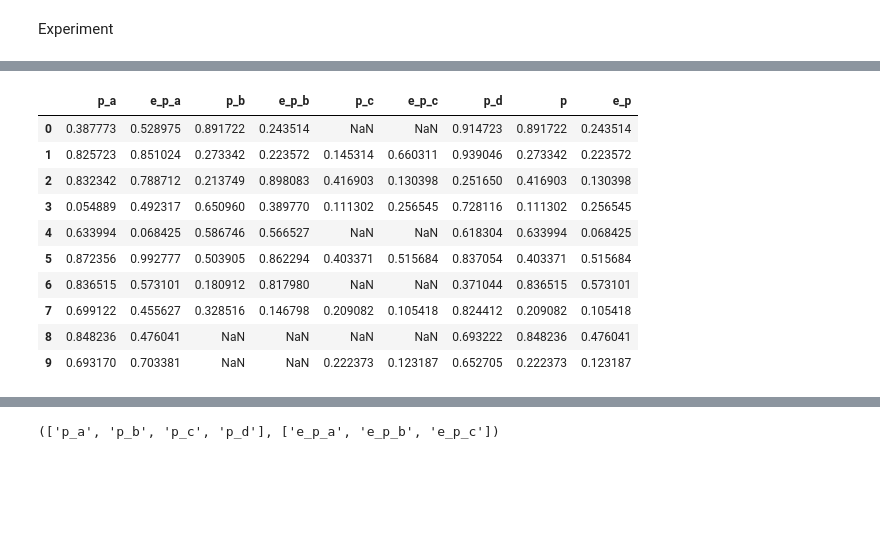
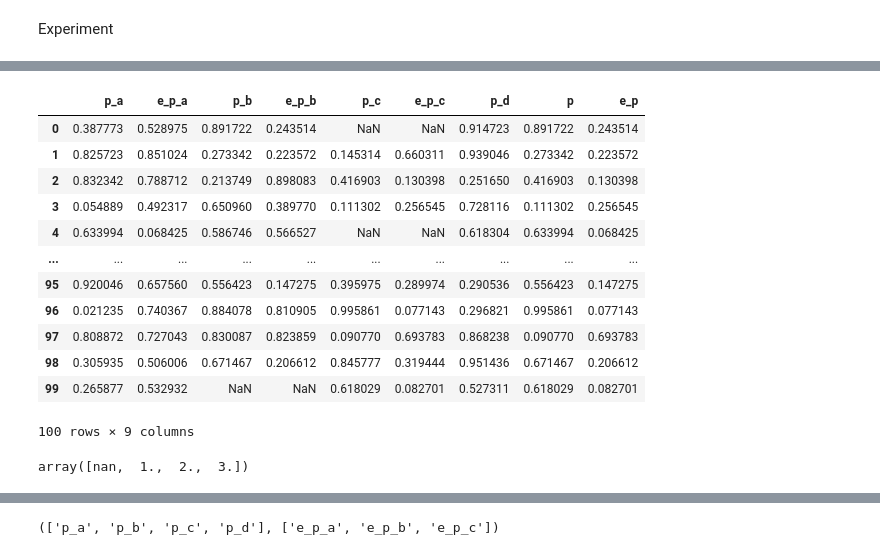
Before and after one commit to Alisyaifudin/Thesis-Project, a Jupyter notebook: 2_Cleaning/2.2. Best Parameters.ipynb, the cells around one changed output, grey strips where cells are left out. Cells and saved outputs as stored; diff of their text form; code cells hidden in the pictures; blank space fills up the shorter version.

```diff
--- a/2_Cleaning/2.2. Best Parameters.ipynb
+++ b/2_Cleaning/2.2. Best Parameters.ipynb
@@ -149,7 +149,7 @@ Experiment
 # %%
 import pandas as pd
 
-catalogs = ["a", "b", "c", "d"]
+catalogs = ["a", "b", "c", "d", "e"]
 data = {}
 rows = 100
 for catalog in catalogs:
@@ -159,16 +159,22 @@ for catalog in catalogs:
     setNone = np.full(rows, True)
 
     # Set m random values to False
-    setNone[np.random.choice(N, m, replace=False)] = False
+    setNone[np.random.choice(rows, m, replace=False)] = False
 
     # Create an array of length N with random values
-    p = np.random.rand(rows)
-    ep = np.random.rand(rows)
+    p = np.random.randn(rows)+5
+    ep = np.random.randn(rows)**2
+    ep_upper = np.random.randn(rows)**2
 
     # Set values in my_array to None where arr is True
     p[setNone] = None
     ep[setNone] = None
-    d = {f"p_{catalog}": p, f"e_p_{catalog}": ep} if catalog != "d" else {f"p_{catalog}": p}
+    if not catalog in ["d", "e"]:
+        d = {f"p_{catalog}": p, f"e_p_{catalog}": ep}
+    elif catalog == "d":
+        d = {f"p_{catalog}": p}
+    else:
+        d = {f"p_{catalog}": p, f"p_{catalog}_lower": p-ep, f"p_{catalog}_upper": p+ep_upper}
     data.update(d)
 
 df = pd.DataFrame(data)
@@ -190,9 +196,12 @@ df
 # %%
-def best_pars(row, catalogs, pars, epars):
+def best_pars(row, catalogs, pars, epars, uppers, lowers):
     cols_p = [f"p_{catalog}" for catalog in catalogs[pars]]
     cols_e = [f"e_p_{catalog}" for catalog in catalogs[epars]]
+    cols_el = [f"p_{catalog}_lower" for catalog in catalogs[lowers]]
+    cols_eu = [f"p_{catalog}_upper" for catalog in catalogs[uppers]]
     row_p = row[cols_p]
     row_e = row[cols_e]
+    row_el = row[cols_el]
     Np = row_p.count()
     Ne = row_e.count()
     best_p = np.nan
@@ -215,36 +224,46 @@ def best_pars(row, catalogs, pars, epars):
             best_p = row_p.dropna().values[minarg]
             best_e = row_e.dropna().values[minarg]
         elif Np > 2:
             avg_p = np.average(row_p.dropna().values, weights=1/row_e.dropna().values**2)
             mask = np.abs(row_p - avg_p) < 2*np.std(row_p)
             row_p = row_p[mask.values]
             row_e = row_e[mask.values]
             Np = row_p.count()
             if Np == 1:
                 best_p = row_p.dropna().values[0]
                 best_e = row_e.dropna().values[0]
             else:
                 minarg = np.argmin(row_e.dropna().values)
                 best_p = row_p.dropna().values[minarg]
                 best_e = row_e.dropna().values[minarg]
     row["p"] = best_p
     row["e_p"] = best_e
     return row
 
 catalogs = np.array(["a", "b", "c", "d"])
 pars = np.array([True, True, True, True])
 epars = np.array([True, True, True, False])
 
-df[:10].apply(best_pars, axis=1, args=(catalogs, pars, epars))
+df.apply(best_pars, axis=1, args=(catalogs, pars, epars))
 # %% [output]
 |  | p_a | e_p_a | p_b | e_p_b | p_c | e_p_c | p_d | p | e_p |
 | 0 | 0.387773 | 0.528975 | 0.891722 | 0.243514 | NaN | NaN | 0.914723 | 0.891722 | 0.243514 |
 | 1 | 0.825723 | 0.851024 | 0.273342 | 0.223572 | 0.145314 | 0.660311 | 0.939046 | 0.273342 | 0.223572 |
 | 2 | 0.832342 | 0.788712 | 0.213749 | 0.898083 | 0.416903 | 0.130398 | 0.251650 | 0.416903 | 0.130398 |
 | 3 | 0.054889 | 0.492317 | 0.650960 | 0.389770 | 0.111302 | 0.256545 | 0.728116 | 0.111302 | 0.256545 |
 | 4 | 0.633994 | 0.068425 | 0.586746 | 0.566527 | NaN | NaN | 0.618304 | 0.633994 | 0.068425 |
-| 5 | 0.872356 | 0.992777 | 0.503905 | 0.862294 | 0.403371 | 0.515684 | 0.837054 | 0.403371 | 0.515684 |
-| 6 | 0.836515 | 0.573101 | 0.180912 | 0.817980 | NaN | NaN | 0.371044 | 0.836515 | 0.573101 |
-| 7 | 0.699122 | 0.455627 | 0.328516 | 0.146798 | 0.209082 | 0.105418 | 0.824412 | 0.209082 | 0.105418 |
-| 8 | 0.848236 | 0.476041 | NaN | NaN | NaN | NaN | 0.693222 | 0.848236 | 0.476041 |
-| 9 | 0.693170 | 0.703381 | NaN | NaN | 0.222373 | 0.123187 | 0.652705 | 0.222373 | 0.123187 |
+| ... | ... | ... | ... | ... | ... | ... | ... | ... | ... |
+| 95 | 0.920046 | 0.657560 | 0.556423 | 0.147275 | 0.395975 | 0.289974 | 0.290536 | 0.556423 | 0.147275 |
+| 96 | 0.021235 | 0.740367 | 0.884078 | 0.810905 | 0.995861 | 0.077143 | 0.296821 | 0.995861 | 0.077143 |
+| 97 | 0.808872 | 0.727043 | 0.830087 | 0.823859 | 0.090770 | 0.693783 | 0.868238 | 0.090770 | 0.693783 |
+| 98 | 0.305935 | 0.506006 | 0.671467 | 0.206612 | 0.845777 | 0.319444 | 0.951436 | 0.671467 | 0.206612 |
+| 99 | 0.265877 | 0.532932 | NaN | NaN | 0.618029 | 0.082701 | 0.527311 | 0.618029 | 0.082701 |
+100 rows × 9 columns
+# %%
+t = [np.nan, 1, 2, 3]
+# get non-nan values
+t = np.array(t)
+# t = t[~np.isnan(t)]
+t
+# %% [output]
+array([nan,  1.,  2.,  3.])
```
Also changed, not shown: parts of 2 cells of this notebook.
